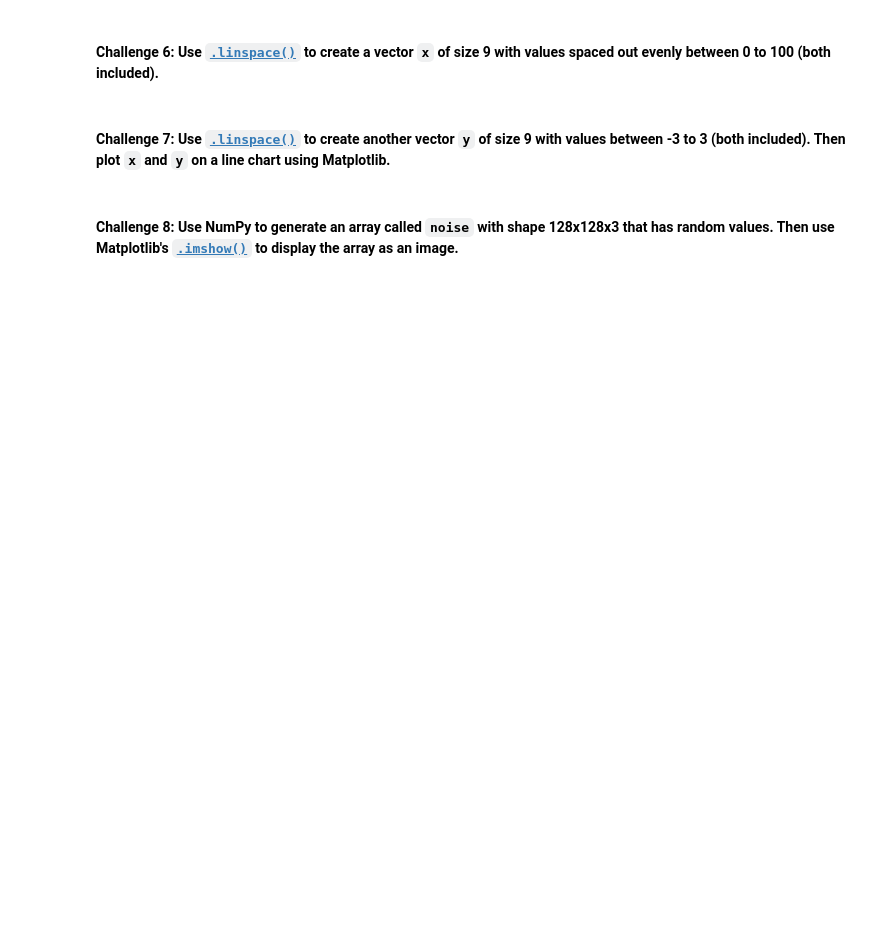
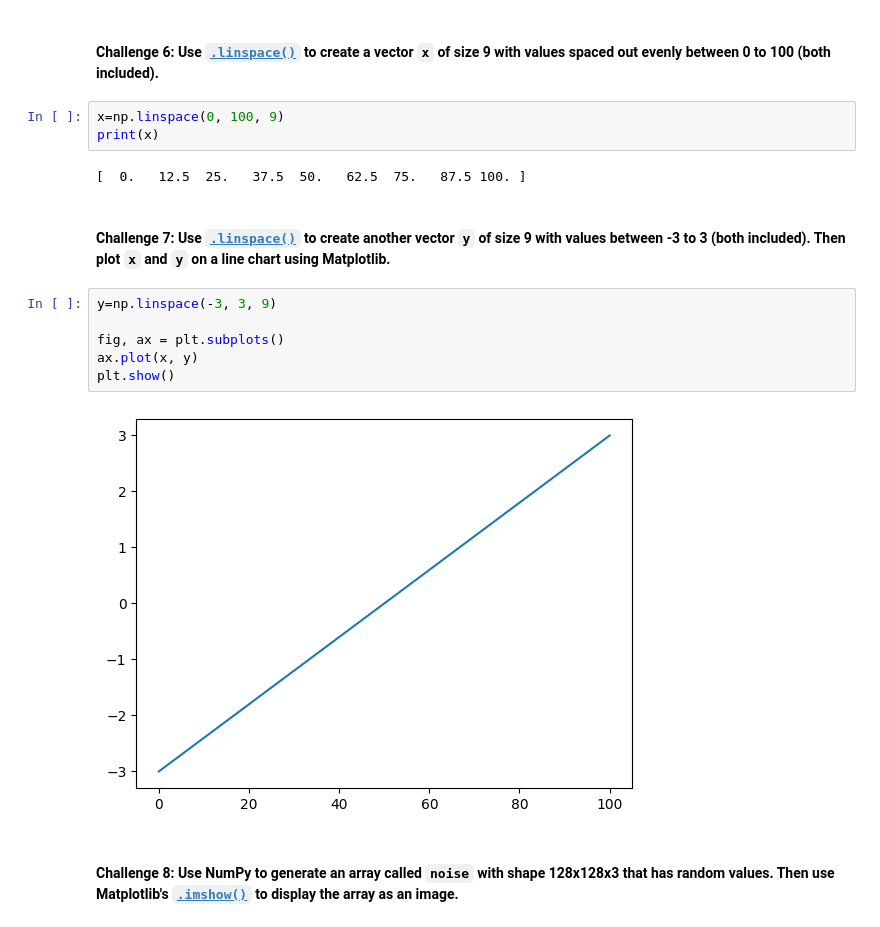
Before and after one commit to joaoLouceiro/100_days_python, a Jupyter notebook: day_77_numpy_and_ndarrays/Computation_with_NumPy_and_N_Dimensional_Arrays_(start).ipynb, the cells around one changed output. Drawn from its saved outputs; the diff is of its cells as text; blank space fills up the shorter version.

```diff
--- a/day_77_numpy_and_ndarrays/Computation_with_NumPy_and_N_Dimensional_Arrays_(start).ipynb
+++ b/day_77_numpy_and_ndarrays/Computation_with_NumPy_and_N_Dimensional_Arrays_(start).ipynb
@@ -131,6 +170,19 @@ Hint: Use the [`.random()` function](https://numpy.org/doc/stable/reference/rand
 # %% [markdown]
 #### **Challenge 6**: Use [`.linspace()`](https://numpy.org/doc/stable/reference/generated/numpy.linspace.html) to create a vector `x` of size 9 with values spaced out evenly between 0 to 100 (both included).
+# %%
+x=np.linspace(0, 100, 9)
+print(x)
+# %% [output]
+[  0.   12.5  25.   37.5  50.   62.5  75.   87.5 100. ]
 # %% [markdown]
 #### **Challenge 7**: Use [`.linspace()`](https://numpy.org/doc/stable/reference/generated/numpy.linspace.html) to create another vector `y` of size 9 with values between -3 to 3 (both included). Then plot `x` and `y` on a line chart using Matplotlib.
+# %%
+y=np.linspace(-3, 3, 9)
+
+fig, ax = plt.subplots()
+ax.plot(x, y)
+plt.show()
+# %% [output]
+[figure, added]
 # %% [markdown]
 #### **Challenge 8**: Use NumPy to generate an array called `noise` with shape 128x128x3 that has random values. Then use Matplotlib's [`.imshow()`](https://matplotlib.org/3.1.1/api/_as_gen/matplotlib.pyplot.imshow.html) to display the array as an image.
```
Also changed, not shown: parts of 17 cells of this notebook, 1 other file.
